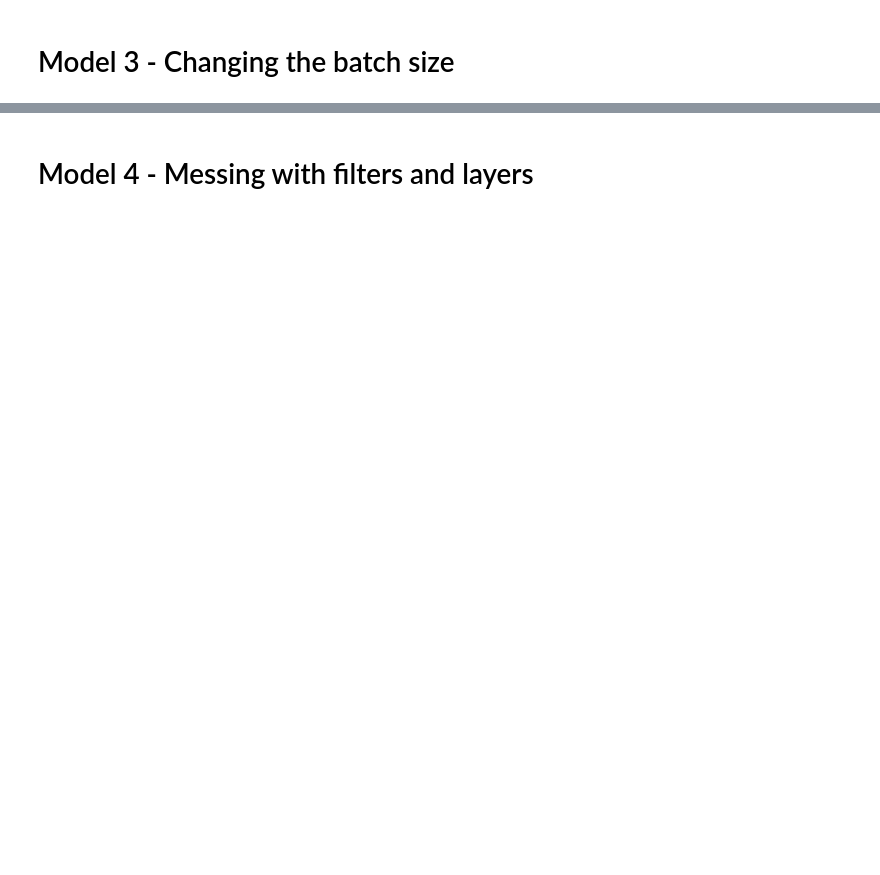
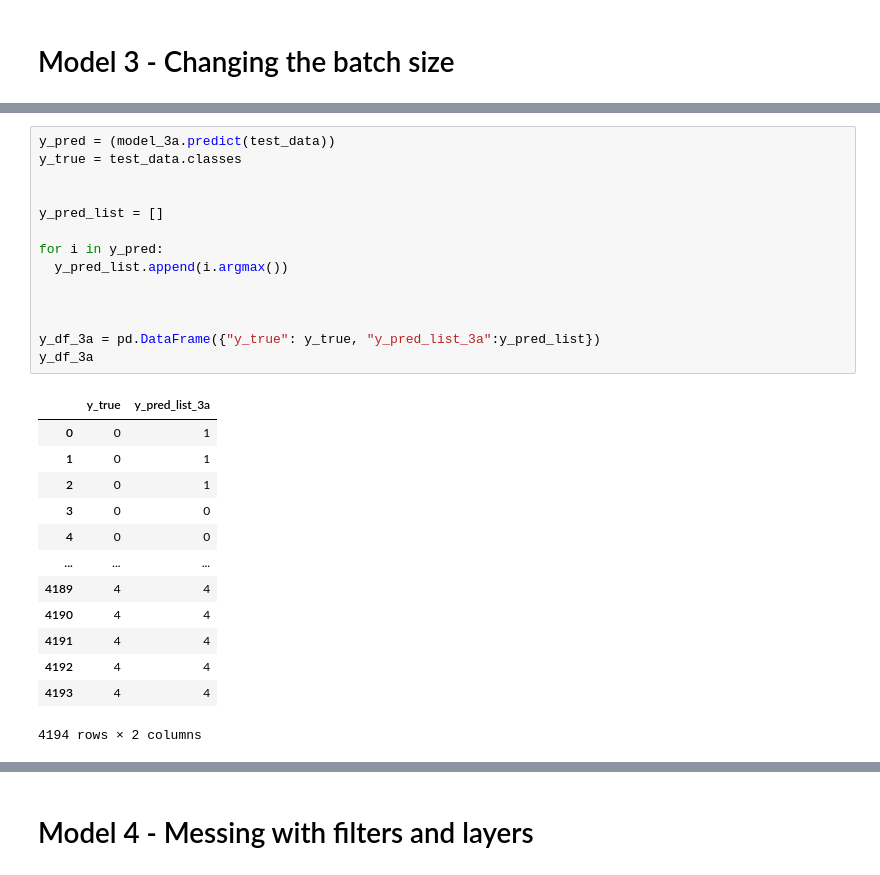
Before and after one commit to njw27/Speech_Emotion_Recognition_SER, a Jupyter notebook: EDA_notebook.ipynb, the cells around one changed output, grey strips where cells are left out. Drawn from its saved outputs; the diff is of its cells as text; blank space fills up the shorter version.

```diff
--- a/EDA_notebook.ipynb
+++ b/EDA_notebook.ipynb
@@ -999,0 +970,28 @@ plt.show()
+# %%
+y_pred = (model_3a.predict(test_data))
+y_true = test_data.classes
+
+
+y_pred_list = []
+
+for i in y_pred:
+  y_pred_list.append(i.argmax())
+
+
+
+y_df_3a = pd.DataFrame({"y_true": y_true, "y_pred_list_3a":y_pred_list})
+y_df_3a
+# %% [output]
+|  | y_true | y_pred_list_3a |
+| 0 | 0 | 1 |
+| 1 | 0 | 1 |
+| 2 | 0 | 1 |
+| 3 | 0 | 0 |
+| 4 | 0 | 0 |
+| ... | ... | ... |
+| 4189 | 4 | 4 |
+| 4190 | 4 | 4 |
+| 4191 | 4 | 4 |
+| 4192 | 4 | 4 |
+| 4193 | 4 | 4 |
+4194 rows × 2 columns
```
Also changed, not shown: parts of 88 cells of this notebook.
